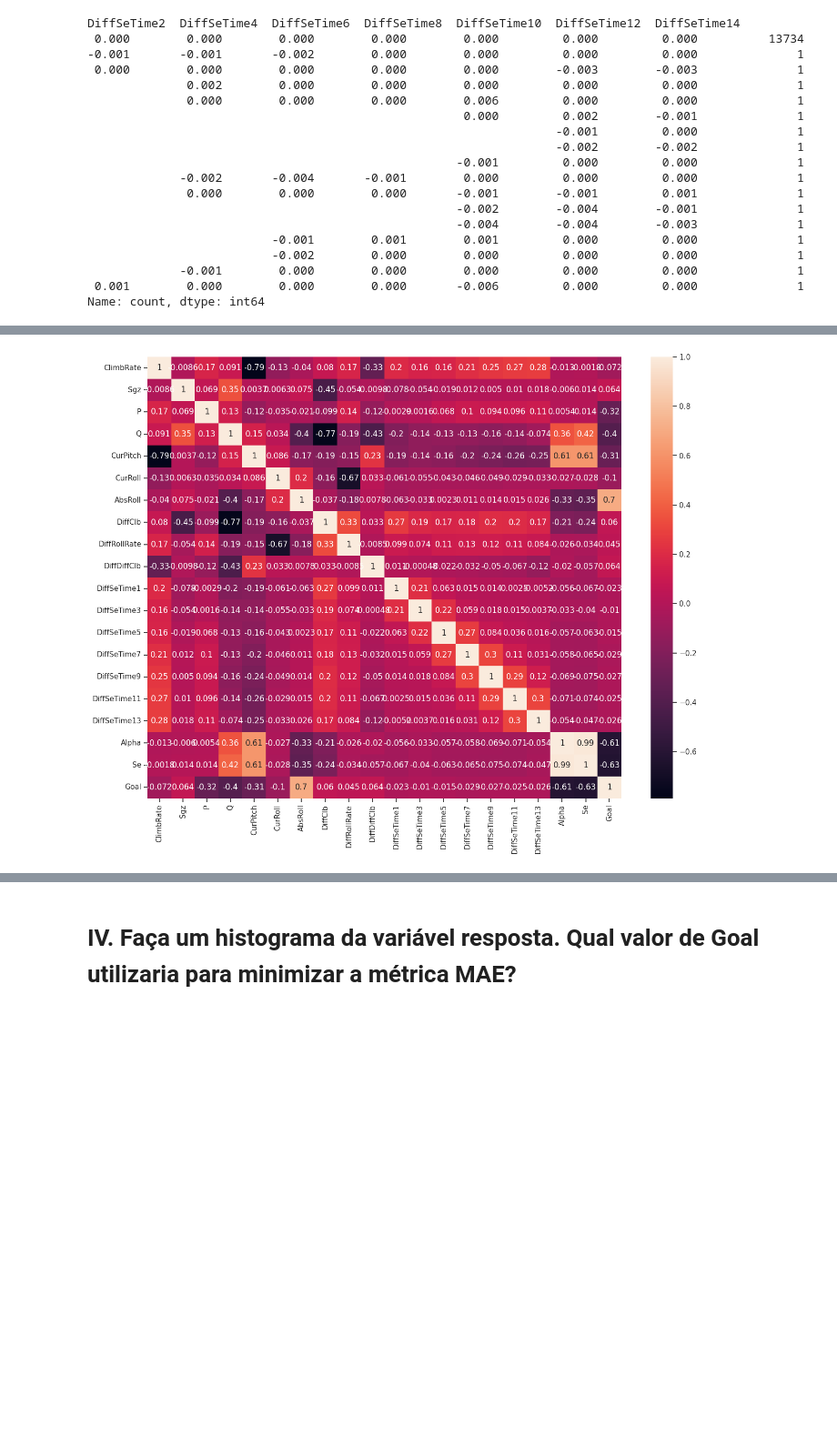
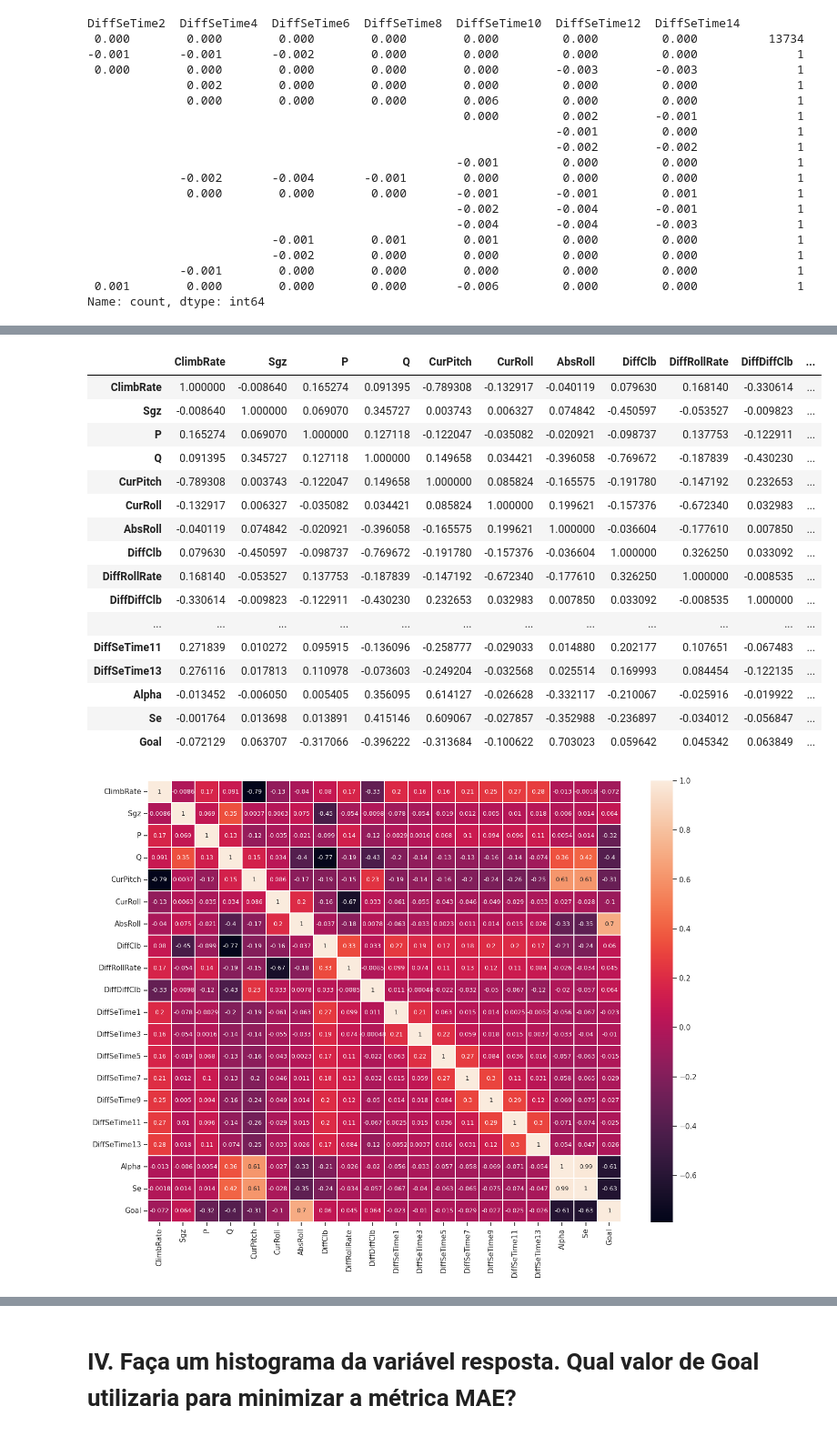
Before and after one commit to vinisilvag/iia-machine-learning, a Jupyter notebook: main.ipynb, the cells around one changed output, grey strips where cells are left out. Shown at 91% size. Drawn from its saved outputs; the diff is of its cells as text; code cells hidden in the pictures; blank space fills up the shorter version.

```diff
--- a/main.ipynb
+++ b/main.ipynb
@@ -101,10 +101,30 @@ new_df = df[attrib]
 # %%
 # Correlation
-corr = new_df.corr()
-plt.figure(figsize=(16, 12))
-sns.heatmap(corr, annot=True)
-plt.show()
+corr = df.corr()
+corr
 # %% [output]
-[figure, removed]
+|  | ClimbRate | Sgz | P | Q | CurPitch | CurRoll | AbsRoll | DiffClb | DiffRollRate | DiffDiffClb | ... |
+| ClimbRate | 1.000000 | -0.008640 | 0.165274 | 0.091395 | -0.789308 | -0.132917 | -0.040119 | 0.079630 | 0.168140 | -0.330614 | ... |
+| Sgz | -0.008640 | 1.000000 | 0.069070 | 0.345727 | 0.003743 | 0.006327 | 0.074842 | -0.450597 | -0.053527 | -0.009823 | ... |
+| P | 0.165274 | 0.069070 | 1.000000 | 0.127118 | -0.122047 | -0.035082 | -0.020921 | -0.098737 | 0.137753 | -0.122911 | ... |
+| Q | 0.091395 | 0.345727 | 0.127118 | 1.000000 | 0.149658 | 0.034421 | -0.396058 | -0.769672 | -0.187839 | -0.430230 | ... |
+| CurPitch | -0.789308 | 0.003743 | -0.122047 | 0.149658 | 1.000000 | 0.085824 | -0.165575 | -0.191780 | -0.147192 | 0.232653 | ... |
+| CurRoll | -0.132917 | 0.006327 | -0.035082 | 0.034421 | 0.085824 | 1.000000 | 0.199621 | -0.157376 | -0.672340 | 0.032983 | ... |
+| AbsRoll | -0.040119 | 0.074842 | -0.020921 | -0.396058 | -0.165575 | 0.199621 | 1.000000 | -0.036604 | -0.177610 | 0.007850 | ... |
+| DiffClb | 0.079630 | -0.450597 | -0.098737 | -0.769672 | -0.191780 | -0.157376 | -0.036604 | 1.000000 | 0.326250 | 0.033092 | ... |
+| DiffRollRate | 0.168140 | -0.053527 | 0.137753 | -0.187839 | -0.147192 | -0.672340 | -0.177610 | 0.326250 | 1.000000 | -0.008535 | ... |
+| DiffDiffClb | -0.330614 | -0.009823 | -0.122911 | -0.430230 | 0.232653 | 0.032983 | 0.007850 | 0.033092 | -0.008535 | 1.000000 | ... |
+| ... | ... | ... | ... | ... | ... | ... | ... | ... | ... | ... | ... |
+| DiffSeTime11 | 0.271839 | 0.010272 | 0.095915 | -0.136096 | -0.258777 | -0.029033 | 0.014880 | 0.202177 | 0.107651 | -0.067483 | ... |
+| DiffSeTime13 | 0.276116 | 0.017813 | 0.110978 | -0.073603 | -0.249204 | -0.032568 | 0.025514 | 0.169993 | 0.084454 | -0.122135 | ... |
+| Alpha | -0.013452 | -0.006050 | 0.005405 | 0.356095 | 0.614127 | -0.026628 | -0.332117 | -0.210067 | -0.025916 | -0.019922 | ... |
+| Se | -0.001764 | 0.013698 | 0.013891 | 0.415146 | 0.609067 | -0.027857 | -0.352988 | -0.236897 | -0.034012 | -0.056847 | ... |
+| Goal | -0.072129 | 0.063707 | -0.317066 | -0.396222 | -0.313684 | -0.100622 | 0.703023 | 0.059642 | 0.045342 | 0.063849 | ... |
+# %%
+plt.figure(figsize=(16, 12))
+sns.heatmap(corr, linewidths=0.1, annot=True, annot_kws={"fontsize": 9})
+plt.show()
+# %% [output]
+[figure, added]
 # %%
 # Pair plots
```
Also changed, not shown: parts of 42 cells of this notebook.
